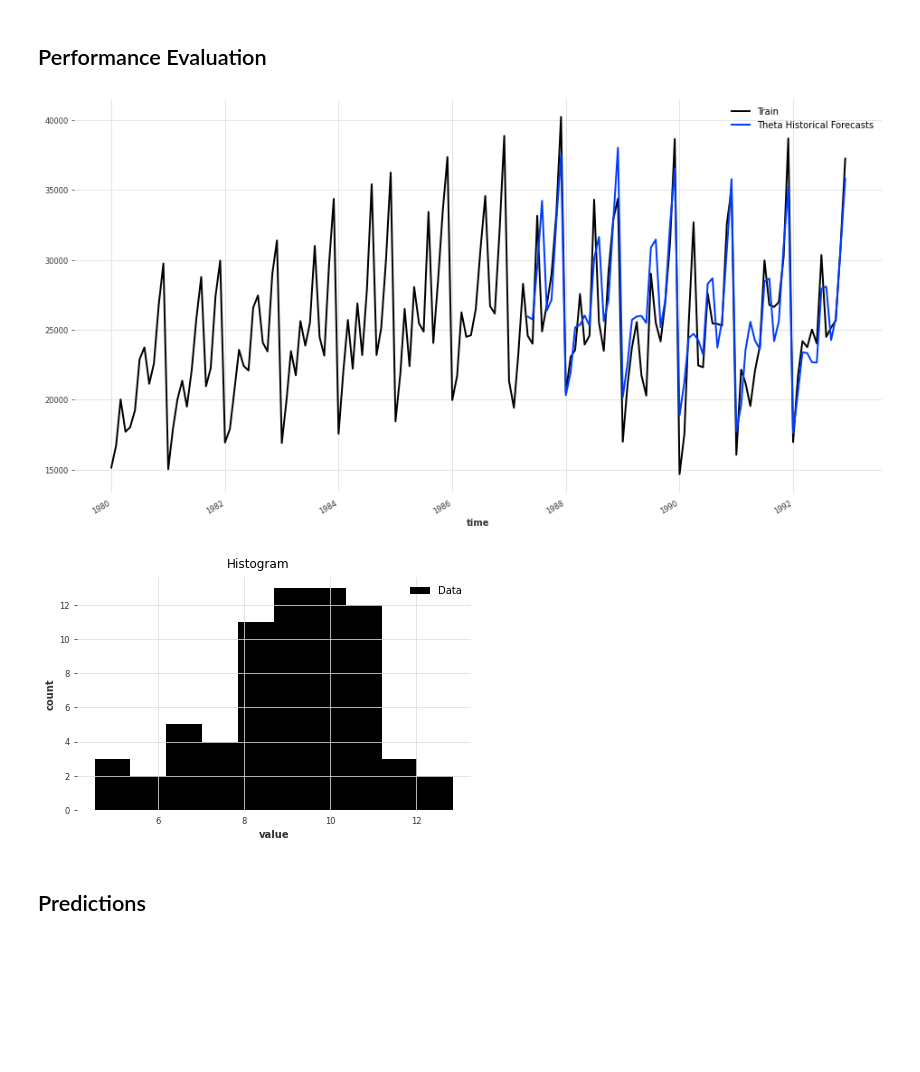
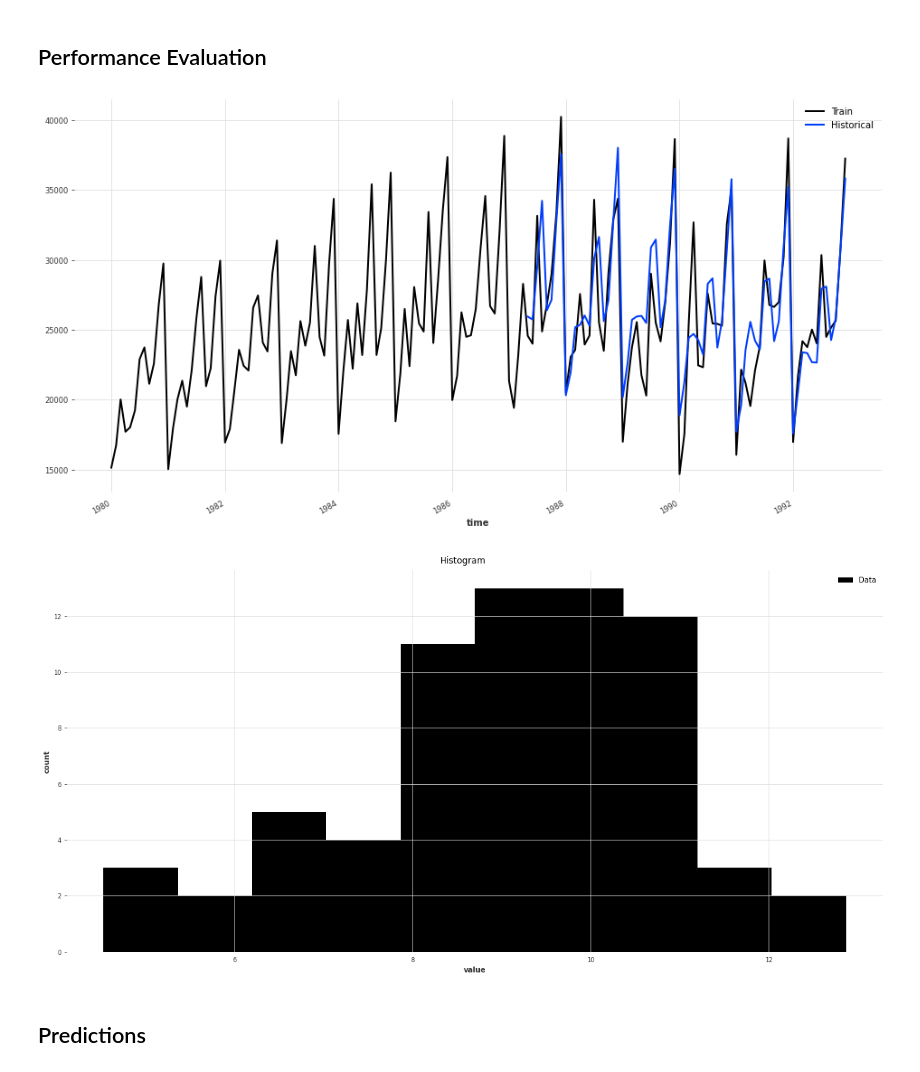
Before and after one commit to josumsc/darts-forecasting, a Jupyter notebook: src/wine-dataset.ipynb, the cells around one changed output. Saved outputs shown, nothing was run; the diff lists cells and outputs as text; code cells hidden in the pictures; blank space fills up the shorter version.

```diff
--- a/src/wine-dataset.ipynb
+++ b/src/wine-dataset.ipynb
@@ -72,18 +73,7 @@ models = (
     Theta(seasonality_period=12)
 )
 # %%
-best_model = None
-initial_error = np.inf
-
-for model in models:
-    backtest_errors = model.backtest(
-        train, start=0.5, stride=6, forecast_horizon=12, metric=mape
-    )
-    model_error = np.mean(backtest_errors)
-    print(model, ':', model_error)
-
-    if model_error < initial_error:
-        best_model = model
+best_model = get_best_model(models, train, mape, stride=6, num_periods=12)
 # %% [output]
 Naive drift model : 25.85912964248484
 Naive seasonal model, with K=4 : 18.309228567263784
@@ -118,12 +104,9 @@ historical = theta_model.historical_forecasts(
     stride=1,
     forecast_horizon=12,
 )
-fig, ax = plt.subplots(figsize=(16, 8))
-train.plot(label='Train')
-historical.plot(label='Theta Historical Forecasts')
-plt.show()
+plot_time_series({'Train': train, 'Historical': historical})
 # %% [output]
-[figure, old version]
+[figure, new version]
 # %%
 backtest_errors = theta_model.backtest(
     train,
@@ -133,9 +116,9 @@ backtest_errors = theta_model.backtest(
     reduction=None
 )
 # %%
-plot_hist(backtest_errors)
+plot_hist(backtest_errors, fig_size=(16, 8))
 # %% [output]
-[figure, old version]
+[figure, new version]
 # %% [markdown]
 ## Predictions
 # %%
```
Also changed, not shown: parts of 5 cells of this notebook, 2 other files.
